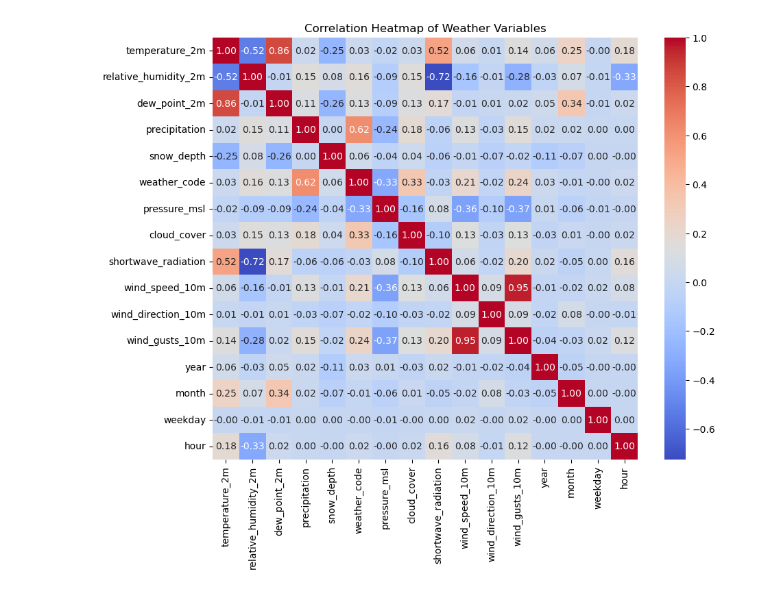
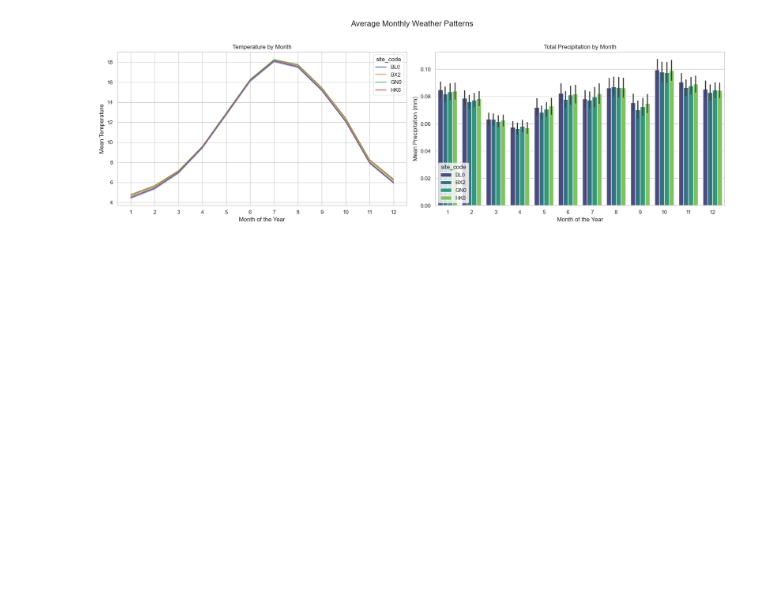
Before and after one commit to csharma01/Air-pollution-london-forecast, a Jupyter notebook: src/eda/EDA_weather.ipynb, the cells around one changed output. Drawn from its saved outputs; the diff is of its cells as text; code cells hidden in the pictures; blank space fills up the shorter version.

```diff
--- a/src/eda/EDA_weather.ipynb
+++ b/src/eda/EDA_weather.ipynb
@@ -3,8 +3,6 @@ import pandas as pd
 import numpy as np
 import matplotlib.pyplot as plt
 import seaborn as sns
-from datetime import datetime
-import re
 from pathlib import Path
 import sys
 
@@ -13,3 +11,15 @@ if str(SRC) not in sys.path:
     sys.path.append(str(SRC))
 
 import config as cfg
+
+
+# set plot defaults
+sns.set_theme(style="whitegrid")
+plt.rcParams['figure.figsize'] = (15, 7)
+
+file_path = cfg.INT_WTH / "weather_combined_full.csv"
+df = pd.read_csv(file_path)
+
+# prepare the time column
+df['time'] = pd.to_datetime(df['time'])
+df = df.set_index('time')
@@ -85,46 +120,26 @@ Hours in data: [0, 1, 2, 3, 4, 5, 6, 7, 8, 9, 10, 11, 12, 13, 14, 15, 16, 17, 18
 # %%
-# Plot 1: Correlation Heatmap of Weather Variables
-plt.figure(figsize=(10, 8))
-numeric_cols = df.select_dtypes(include=np.number)
-sns.heatmap(numeric_cols.corr(), annot=True, cmap='coolwarm', fmt='.2f')
-plt.title('Correlation Heatmap of Weather Variables')
+df_patterns['month'] = df_patterns.index.month
+
+# create a 1x2 subplot
+fig, axes = plt.subplots(1, 2, figsize=(18, 6))
+fig.suptitle('Average Monthly Weather Patterns', fontsize=16)
+
+# plot monthly temperature
+sns.lineplot(ax=axes[0], data=df_patterns, x='month', y='temperature_2m', hue='site_code')
+axes[0].set_title('Temperature by Month')
+axes[0].set_xlabel('Month of the Year')
+axes[0].set_ylabel('Mean Temperature')
+axes[0].set_xticks(range(1, 13))
+
+# plot monthly precipitation
+sns.barplot(ax=axes[1], data=df_patterns, x='month', y='precipitation', hue='site_code', palette='viridis')
+axes[1].set_title('Total Precipitation by Month')
+axes[1].set_xlabel('Month of the Year')
+axes[1].set_ylabel('Mean Precipitation (mm)')
+axes[1].set_xticks(range(0, 12))
+axes[1].set_xticklabels(range(1, 13))
+
+plt.tight_layout(rect=[0, 0, 1, 0.96])
 plt.show()
-
-
-# Plot 2: Diurnal (Daily) Patterns for Key Variables
-fig, axes = plt.subplots(1, 2, figsize=(16, 6))
-sns.lineplot(data=df, x='hour', y='temperature_2m', ax=axes[0], errorbar=None)
-axes[0].set_title('Average Diurnal Temperature Pattern')
-axes[0].set_xlabel('Hour of Day')
-axes[0].set_ylabel('Temperature (°C)')
-axes[0].grid(True)
-
-sns.lineplot(data=df, x='hour', y='wind_speed_10m', ax=axes[1], errorbar=None)
-axes[1].set_title('Average Diurnal Wind Speed Pattern')
-axes[1].set_xlabel('Hour of Day')
-axes[1].set_ylabel('Wind Speed (km/h)')
-axes[1].grid(True)
-plt.tight_layout()
-plt.show()
-print("\nThese charts show the average pattern of temperature and wind speed throughout the day.")
-
-
-
-# Plot 4: Variation of Weather by Site
-fig, axes = plt.subplots(1, 2, figsize=(18, 7))
-sns.boxplot(data=df, x='siteid', y='temperature_2m', ax=axes[0])
-axes[0].set_title('Temperature Distribution by Site')
-axes[0].set_xlabel('Site ID')
-axes[0].set_ylabel('Temperature (°C)')
-axes[0].tick_params(axis='x', rotation=45)
-
-sns.boxplot(data=df, x='siteid', y='wind_speed_10m', ax=axes[1])
-axes[1].set_title('Wind Speed Distribution by Site')
-axes[1].set_xlabel('Site ID')
-axes[1].set_ylabel('Wind Speed (km/h)')
-axes[1].tick_params(axis='x', rotation=45)
-plt.tight_layout()
-plt.show()
-print("\nThese boxplots help verify that the weather is broadly similar across all sites, as expected for one city.")
 # %% [output]
-[figure, old version]
+[figure, new version]
```
Also changed, not shown: parts of 5 cells of this notebook, 14 other files.
